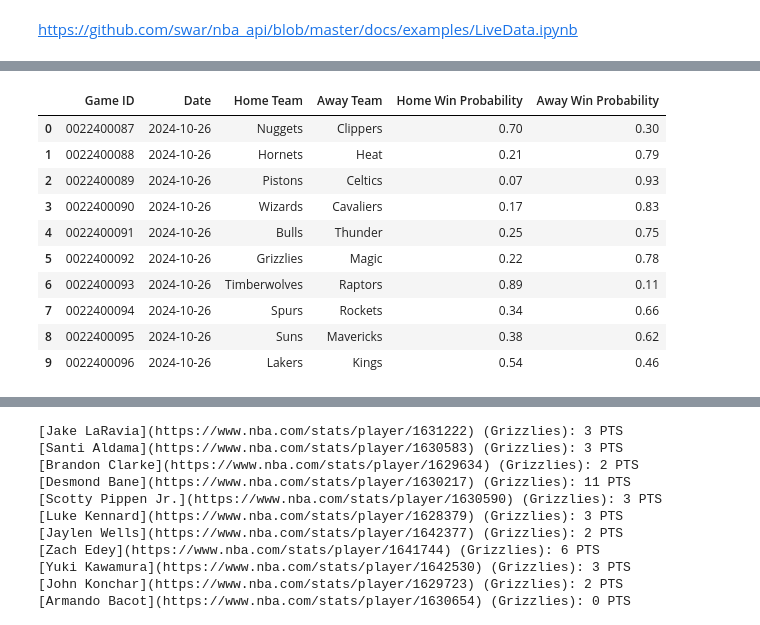
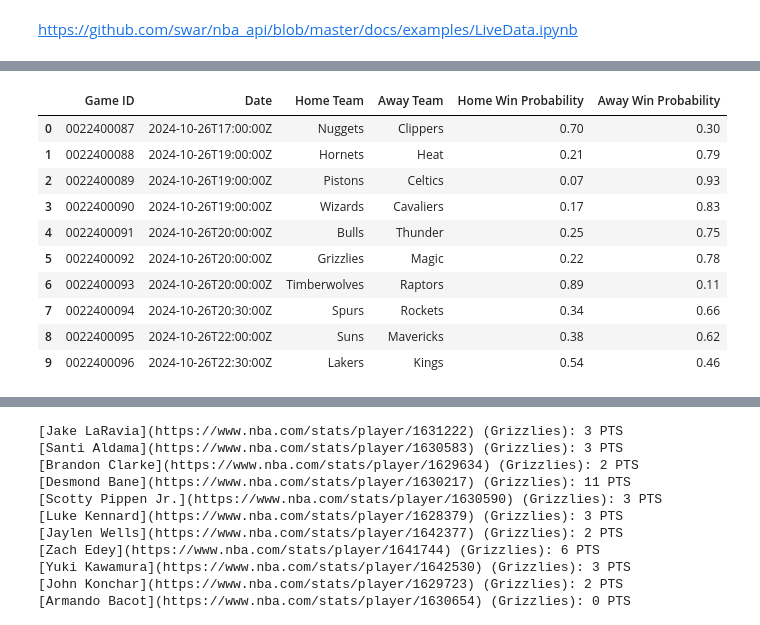
Before and after one commit to slevin48/NBA, a Jupyter notebook: notebook.ipynb, the cells around one changed output, grey strips where cells are left out. Cells and saved outputs as stored; diff of their text form; code cells hidden in the pictures.

```diff
--- a/notebook.ipynb
+++ b/notebook.ipynb
@@ -91 +86,28 @@ games.get_dict()['scoreboard']['games'][0]
  'pbOdds': {'team': None, 'odds': 0.0, 'suspended': 0}}
+# %%
+board = scoreboard.ScoreBoard()
+games = board.games.get_dict()
+df = pd.DataFrame(games)
+
+# Select and rename the desired columns
+df_filtered = df[['gameId', 'gameStatusText', 'gameEt']].copy()
+df_filtered['homeTeamId'] = df['homeTeam'].apply(lambda x: x['teamId'])
+df_filtered['homeTeamName'] = df['homeTeam'].apply(lambda x: x['teamName'])
+df_filtered['homeTeamScore'] = df['homeTeam'].apply(lambda x: x['score'])
+df_filtered['awayTeamId'] = df['awayTeam'].apply(lambda x: x['teamId'])
+df_filtered['awayTeamName'] = df['awayTeam'].apply(lambda x: x['teamName'])
+df_filtered['awayTeamScore'] = df['awayTeam'].apply(lambda x: x['score'])
+
+# Add winning team column
+df_filtered['winningTeam'] = df_filtered.apply(
+    lambda row: row['homeTeamName'] if row['homeTeamScore'] > row['awayTeamScore']
+    else (row['awayTeamName'] if row['awayTeamScore'] > row['homeTeamScore']
+          else 'Tie' if row['gameStatusText'] == 'Final' else 'Undefined'),
+    axis=1
+)
+
+# Extract the date from gameEt and rename it gameDate
+df_filtered['gameEt'] = pd.to_datetime(df_filtered['gameEt']).dt.date
+df_filtered.rename(columns={'gameEt': 'gameDate'}, inplace=True)
+
+df_filtered
@@ -97,55 +126,53 @@ from datetime import datetime
 def calculate_win_probability(elo_a, elo_b):
     return 1 / (1 + 10 ** ((elo_b - elo_a) / 400))
 
-def get_today_games():
-    today = datetime.now().date()
-    date_str = today.strftime("%Y-%m-%d")
+def get_last_games():
 
     # Load ELO ratings
     elo_df = pd.read_csv('elo-2023-24.csv')
     elo_dict = dict(zip(elo_df['Team'], elo_df['Elo']))
 
     board = scoreboard.ScoreBoard()
-    games_today = board.games.get_dict()
+    last_games = board.games.get_dict()
 
     games = []
-    for game in games_today:
+    for game in last_games:
         home_team = game['homeTeam']['teamName']
         away_team = game['awayTeam']['teamName']
 
         home_elo = elo_dict.get(home_team, 1500)  # Default ELO if not found
         away_elo = elo_dict.get(away_team, 1500)  # Default ELO if not found
 
         home_win_prob = round(calculate_win_probability(home_elo, away_elo), 2)
         away_win_prob = round(1 - home_win_prob, 2)
 
         game_info = {
             'Game ID': game['gameId'],
-            'Date': date_str,
+            'Date': game['gameEt'],
             'Home Team': home_team,
             'Away Team': away_team,
             # 'Home ELO': home_elo,
             # 'Away ELO': away_elo,
             'Home Win Probability': home_win_prob,
             'Away Win Probability': away_win_prob
         }
         games.append(game_info)
 
     return pd.DataFrame(games)
 
-get_today_games()
+get_last_games()
 # %% [output]
 |  | Game ID | Date | Home Team | Away Team | Home Win Probability | Away Win Probability |
-| 0 | 0022400087 | 2024-10-26 | Nuggets | Clippers | 0.70 | 0.30 |
-| 1 | 0022400088 | 2024-10-26 | Hornets | Heat | 0.21 | 0.79 |
-| 2 | 0022400089 | 2024-10-26 | Pistons | Celtics | 0.07 | 0.93 |
-| 3 | 0022400090 | 2024-10-26 | Wizards | Cavaliers | 0.17 | 0.83 |
-| 4 | 0022400091 | 2024-10-26 | Bulls | Thunder | 0.25 | 0.75 |
-| 5 | 0022400092 | 2024-10-26 | Grizzlies | Magic | 0.22 | 0.78 |
-| 6 | 0022400093 | 2024-10-26 | Timberwolves | Raptors | 0.89 | 0.11 |
-| 7 | 0022400094 | 2024-10-26 | Spurs | Rockets | 0.34 | 0.66 |
-| 8 | 0022400095 | 2024-10-26 | Suns | Mavericks | 0.38 | 0.62 |
-| 9 | 0022400096 | 2024-10-26 | Lakers | Kings | 0.54 | 0.46 |
+| 0 | 0022400087 | 2024-10-26T17:00:00Z | Nuggets | Clippers | 0.70 | 0.30 |
+| 1 | 0022400088 | 2024-10-26T19:00:00Z | Hornets | Heat | 0.21 | 0.79 |
+| 2 | 0022400089 | 2024-10-26T19:00:00Z | Pistons | Celtics | 0.07 | 0.93 |
+| 3 | 0022400090 | 2024-10-26T19:00:00Z | Wizards | Cavaliers | 0.17 | 0.83 |
+| 4 | 0022400091 | 2024-10-26T20:00:00Z | Bulls | Thunder | 0.25 | 0.75 |
+| 5 | 0022400092 | 2024-10-26T20:00:00Z | Grizzlies | Magic | 0.22 | 0.78 |
+| 6 | 0022400093 | 2024-10-26T20:00:00Z | Timberwolves | Raptors | 0.89 | 0.11 |
+| 7 | 0022400094 | 2024-10-26T20:30:00Z | Spurs | Rockets | 0.34 | 0.66 |
+| 8 | 0022400095 | 2024-10-26T22:00:00Z | Suns | Mavericks | 0.38 | 0.62 |
+| 9 | 0022400096 | 2024-10-26T22:30:00Z | Lakers | Kings | 0.54 | 0.46 |
 # %%
 # Query nba.live.endpoints.scoreboard and  list games in localTimeZone
 from datetime import datetime, timezone
```
Also changed, not shown: parts of 12 cells of this notebook, 5 other files.
